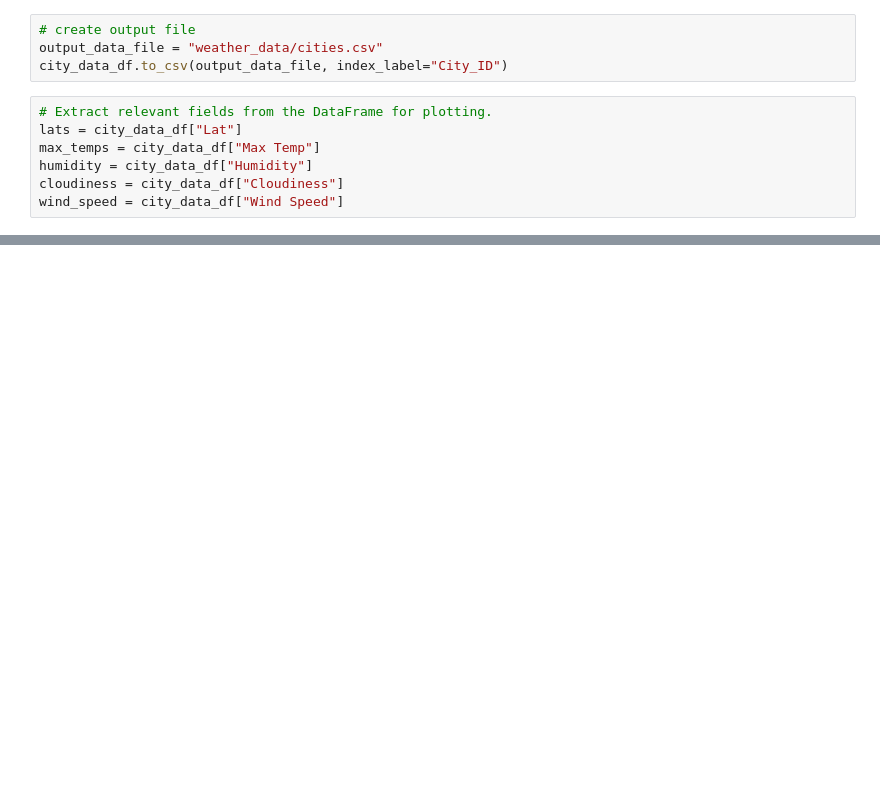
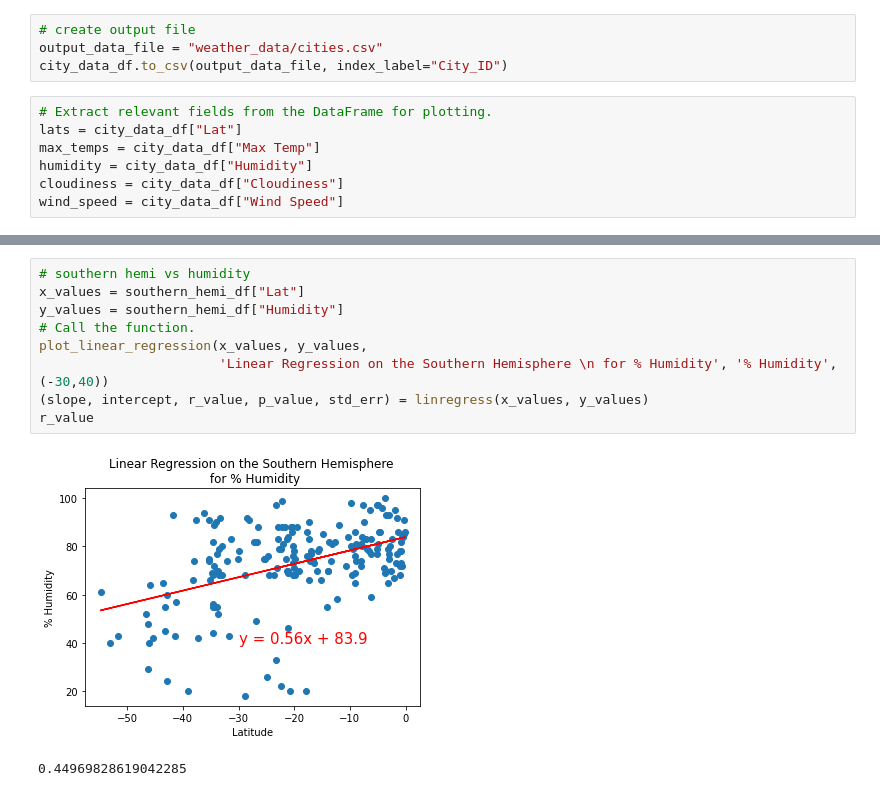
Before and after one commit to wbelayne21/World_Weather_Analysis, a Jupyter notebook: WeatherPy.ipynb, the cells around one changed output, grey strips where cells are left out. Drawn from its saved outputs; the diff is of its cells as text; blank space fills up the shorter version.

```diff
--- a/WeatherPy.ipynb
+++ b/WeatherPy.ipynb
@@ -216,0 +279,12 @@ plt.show()
+# %%
+# southern hemi vs humidity
+x_values = southern_hemi_df["Lat"]
+y_values = southern_hemi_df["Humidity"]
+# Call the function.
+plot_linear_regression(x_values, y_values,
+                       'Linear Regression on the Southern Hemisphere \n for % Humidity', '% Humidity',(-30,40))
+(slope, intercept, r_value, p_value, std_err) = linregress(x_values, y_values)
+r_value
+# %% [output]
+[figure, added]
+0.44969828619042285
```
Also changed, not shown: parts of 23 cells of this notebook, 7 other files.
